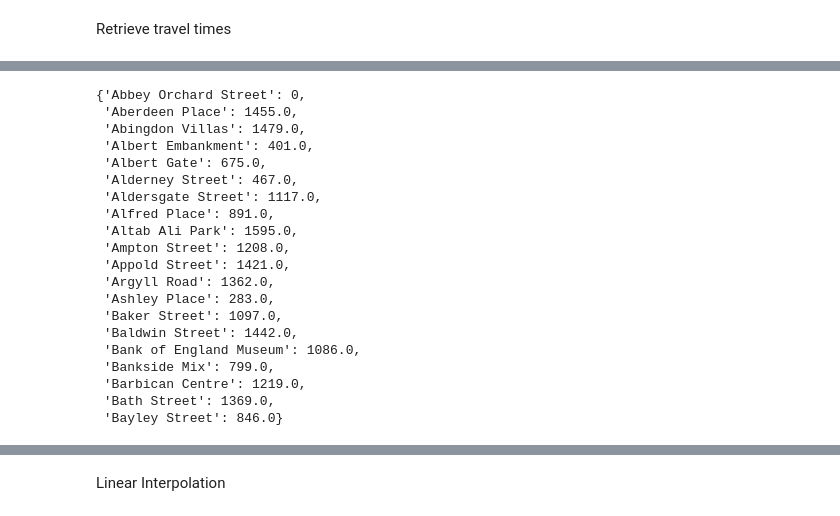
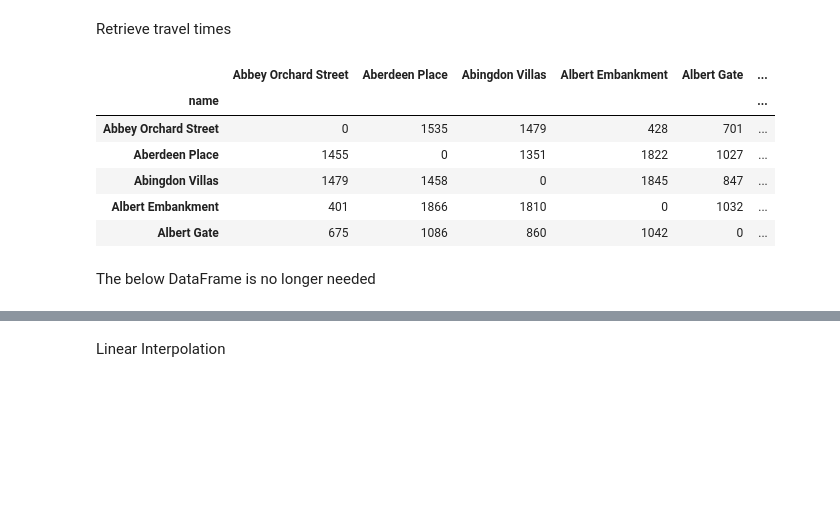
Before and after one commit to urschrei/Geopython, a Jupyter notebook: isochrone.ipynb, the cells around one changed output, grey strips where cells are left out. Saved outputs shown, nothing was run; the diff lists cells and outputs as text; code cells hidden in the pictures; blank space fills up the shorter version.

```diff
--- a/isochrone.ipynb
+++ b/isochrone.ipynb
@@ -170,4 +170,16 @@ def get_travel_time(col):
 Retrieve travel times
 # %%
 routes_travel_time = traveltime_square.apply(get_travel_time, axis=1).T
+# %%
+routes_travel_time.head()
+# %% [output]
+|  | Abbey Orchard Street | Aberdeen Place | Abingdon Villas | Albert Embankment | Albert Gate | ... |
+| name |  |  |  |  |  | ... |
+| Abbey Orchard Street | 0 | 1535 | 1479 | 428 | 701 | ... |
+| Aberdeen Place | 1455 | 0 | 1351 | 1822 | 1027 | ... |
+| Abingdon Villas | 1479 | 1458 | 0 | 1845 | 847 | ... |
+| Albert Embankment | 401 | 1866 | 1810 | 0 | 1032 | ... |
+| Albert Gate | 675 | 1086 | 860 | 1042 | 0 | ... |
+# %% [markdown]
+The below DataFrame is no longer needed
 # %%
@@ -204,25 +210,0 @@ fr_travel_time = nx.spring_layout(travel_times, k=1.7)
-# %%
-# Dijkstra shortest path length from Abbey Orchard Street to all other stations, weighted by travel time
-ttimes = nx.single_source_dijkstra_path_length(travel_times, source='Abbey Orchard Street', cutoff=None, weight='weight')
-ttimes
-# %% [output]
-{'Abbey Orchard Street': 0,
- 'Aberdeen Place': 1455.0,
- 'Abingdon Villas': 1479.0,
- 'Albert Embankment': 401.0,
- 'Albert Gate': 675.0,
- 'Alderney Street': 467.0,
- 'Aldersgate Street': 1117.0,
- 'Alfred Place': 891.0,
- 'Altab Ali Park': 1595.0,
- 'Ampton Street': 1208.0,
- 'Appold Street': 1421.0,
- 'Argyll Road': 1362.0,
- 'Ashley Place': 283.0,
- 'Baker Street': 1097.0,
- 'Baldwin Street': 1442.0,
- 'Bank of England Museum': 1086.0,
- 'Bankside Mix': 799.0,
- 'Barbican Centre': 1219.0,
- 'Bath Street': 1369.0,
- 'Bayley Street': 846.0}
```
Also changed, not shown: parts of 8 cells of this notebook.
